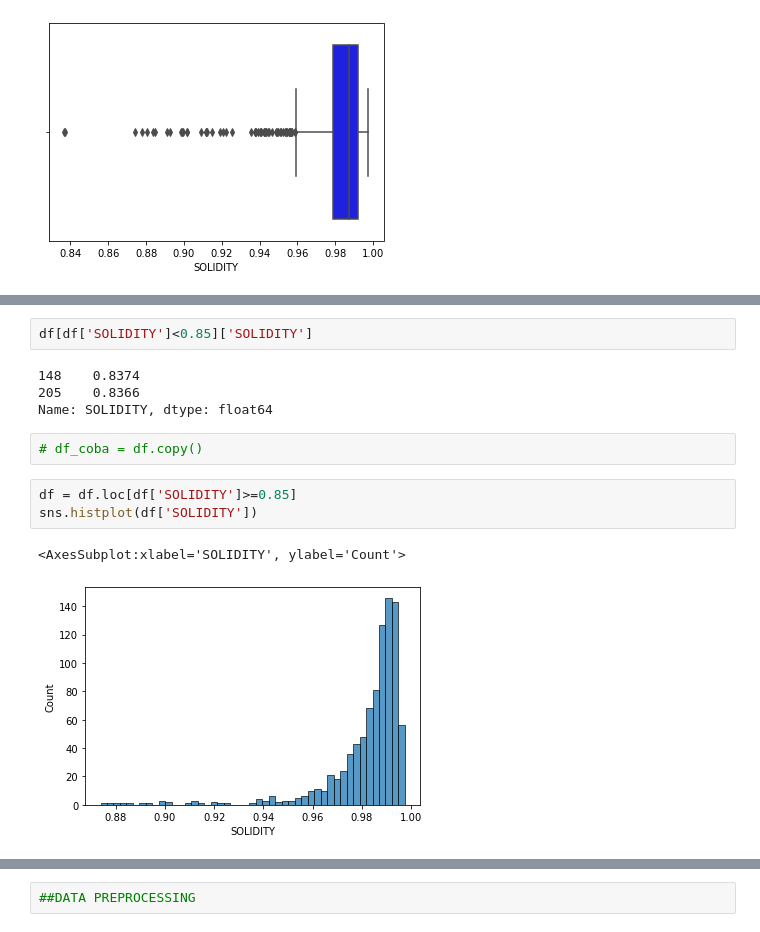
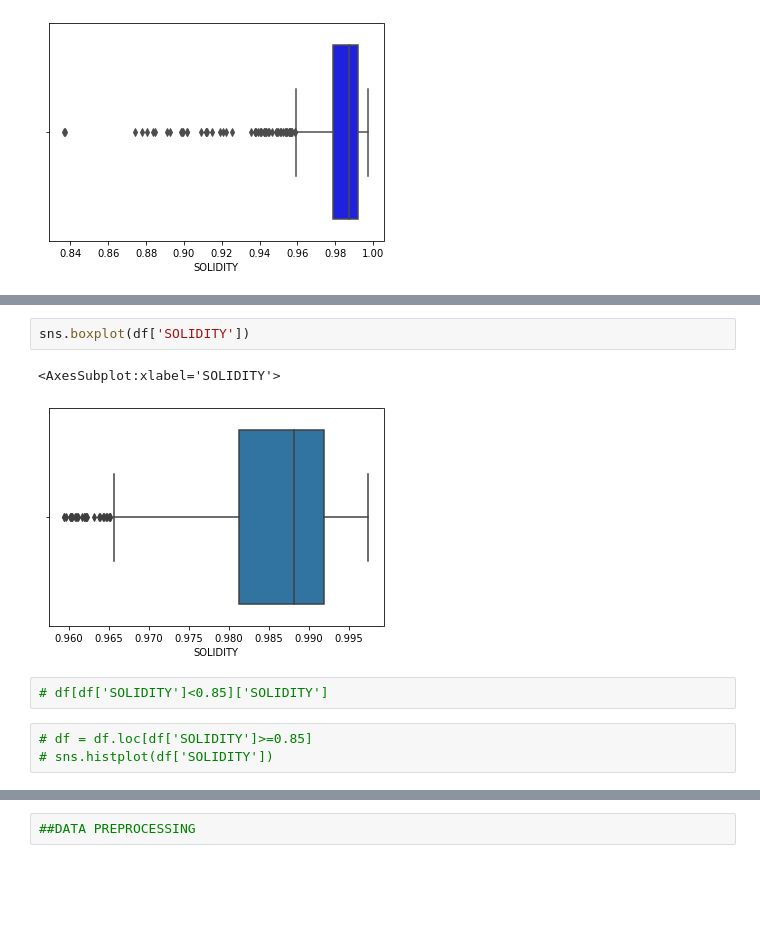
Before and after one commit to agusHendra67/Date_Fruit, a Jupyter notebook: Date_Frit.ipynb, the cells around one changed output, grey strips where cells are left out. Saved outputs shown, nothing was run; the diff lists cells and outputs as text; blank space fills up the shorter version.

```diff
--- a/Date_Frit.ipynb
+++ b/Date_Frit.ipynb
@@ -54,17 +63,13 @@ sns.boxplot(df['SOLIDITY'], color="blue")
+# %%
+sns.boxplot(df['SOLIDITY'])
+# %% [output]
+<AxesSubplot:xlabel='SOLIDITY'>
+[figure, added]
 # %%
-df[df['SOLIDITY']<0.85]['SOLIDITY']
+# df[df['SOLIDITY']<0.85]['SOLIDITY']
-# %% [output]
-148    0.8374
-205    0.8366
-Name: SOLIDITY, dtype: float64
-# %%
-# df_coba = df.copy()
 # %%
-df = df.loc[df['SOLIDITY']>=0.85]
-sns.histplot(df['SOLIDITY'])
+# df = df.loc[df['SOLIDITY']>=0.85]
+# sns.histplot(df['SOLIDITY'])
-# %% [output]
-<AxesSubplot:xlabel='SOLIDITY', ylabel='Count'>
-[figure, removed]
 # %%
 sns.boxplot(df['ASPECT_RATIO'].loc[df['ASPECT_RATIO']<500])
 # %% [output]
```
Also changed, not shown: parts of 47 cells of this notebook.
